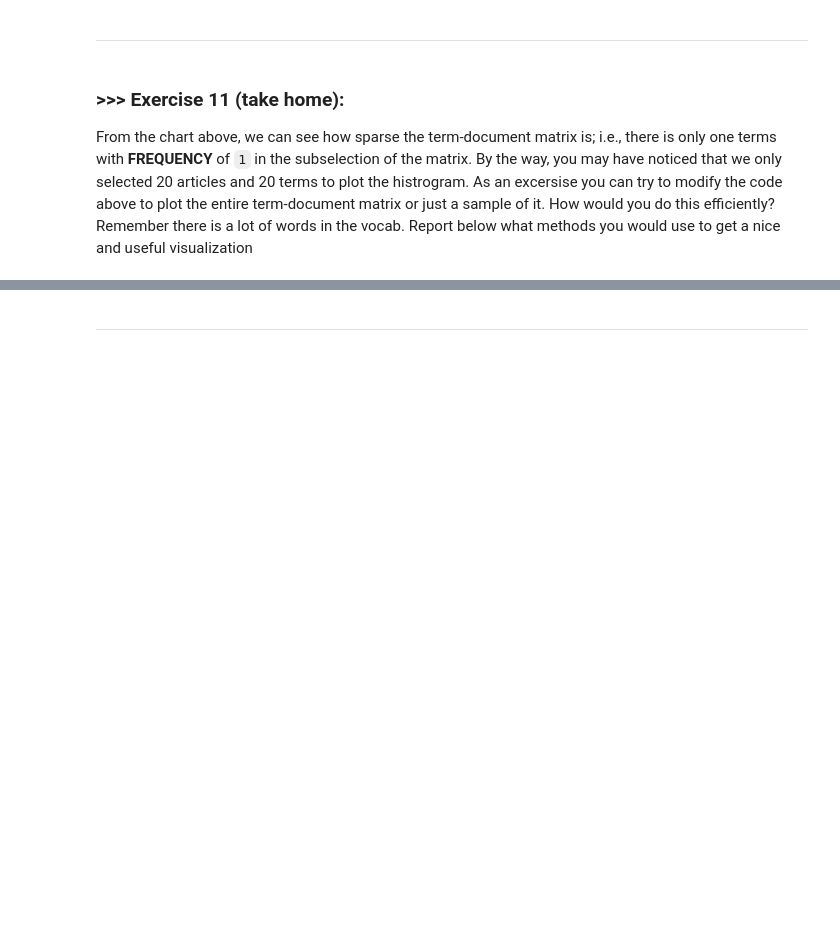
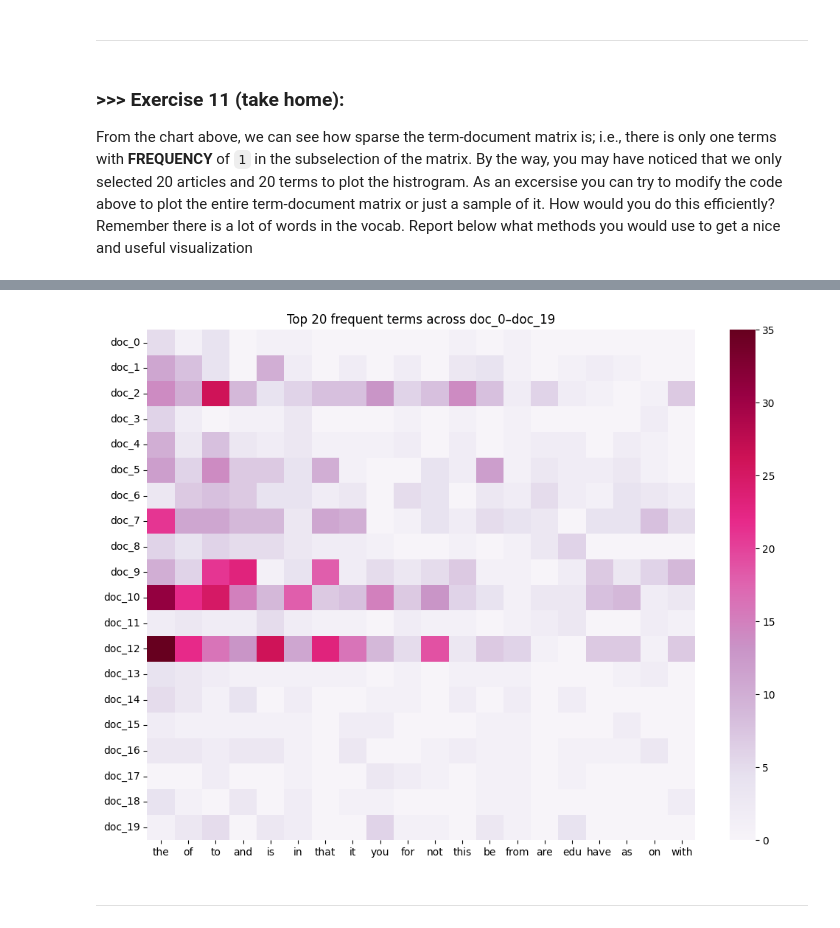
Before and after one commit to Qmaochen/DM2025-Lab1-Exercise, a Jupyter notebook: DM2025-Lab1-Master.ipynb, the cells around one changed output, grey strips where cells are left out. Saved outputs shown, nothing was run; the diff lists cells and outputs as text; code cells hidden in the pictures; blank space fills up the shorter version.

```diff
--- a/DM2025-Lab1-Master.ipynb
+++ b/DM2025-Lab1-Master.ipynb
@@ -1092,0 +1114,8 @@ From the chart above, we can see how sparse the term-document matrix is; i.e., t
+# %%
+# Answer here
+# sort X_counts via the times the words appear
+# get top 20 words that appear a lot in the whole document
+term_sum = np.array(X_counts.sum(axis=0)).ravel()
+top_idx = term_sum.argsort()[::-1][:20]
+plot_z = X_counts[0:20, top_idx].toarray()
+plot_z
@@ -1092,0 +1140,3 @@ From the chart above, we can see how sparse the term-document matrix is; i.e., t
+# %%
+plot_y = ["doc_"+ str(i) for i in list(X.index)[0:20]]
+plot_y
@@ -1093,3 +1164,12 @@ From the chart above, we can see how sparse the term-document matrix is; i.e., t
+# %%
+term_names = count_vect.get_feature_names_out()[top_idx]
+df_todraw = pd.DataFrame(plot_z, columns = term_names, index = plot_y)
+plt.figure(figsize=(12,9))
+sns.heatmap(df_todraw, cmap="PuRd", vmin=0)
+plt.title("Top 20 frequent terms across doc_0–doc_19")
+plt.show()
+# %% [output]
+[figure, added]
 # %% [markdown]
 ---
 # %% [markdown]
```
Also changed, not shown: parts of 11 cells of this notebook.
